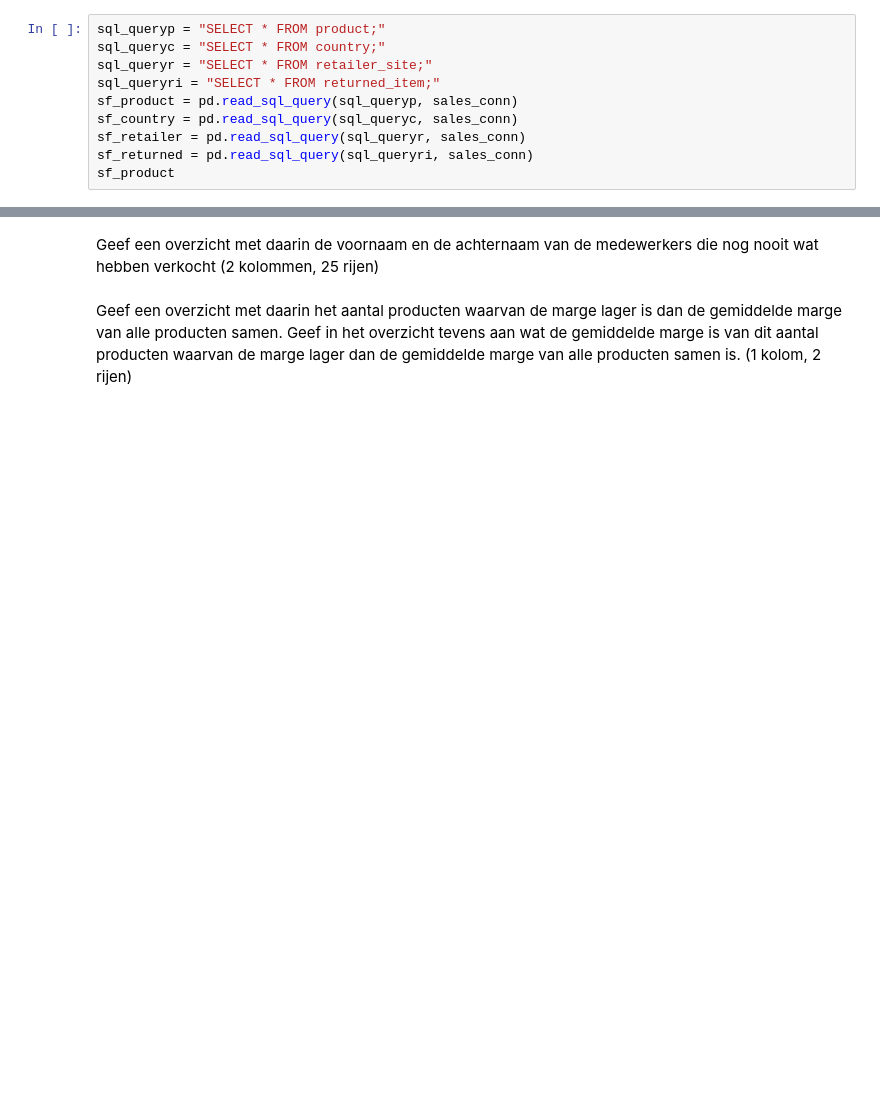
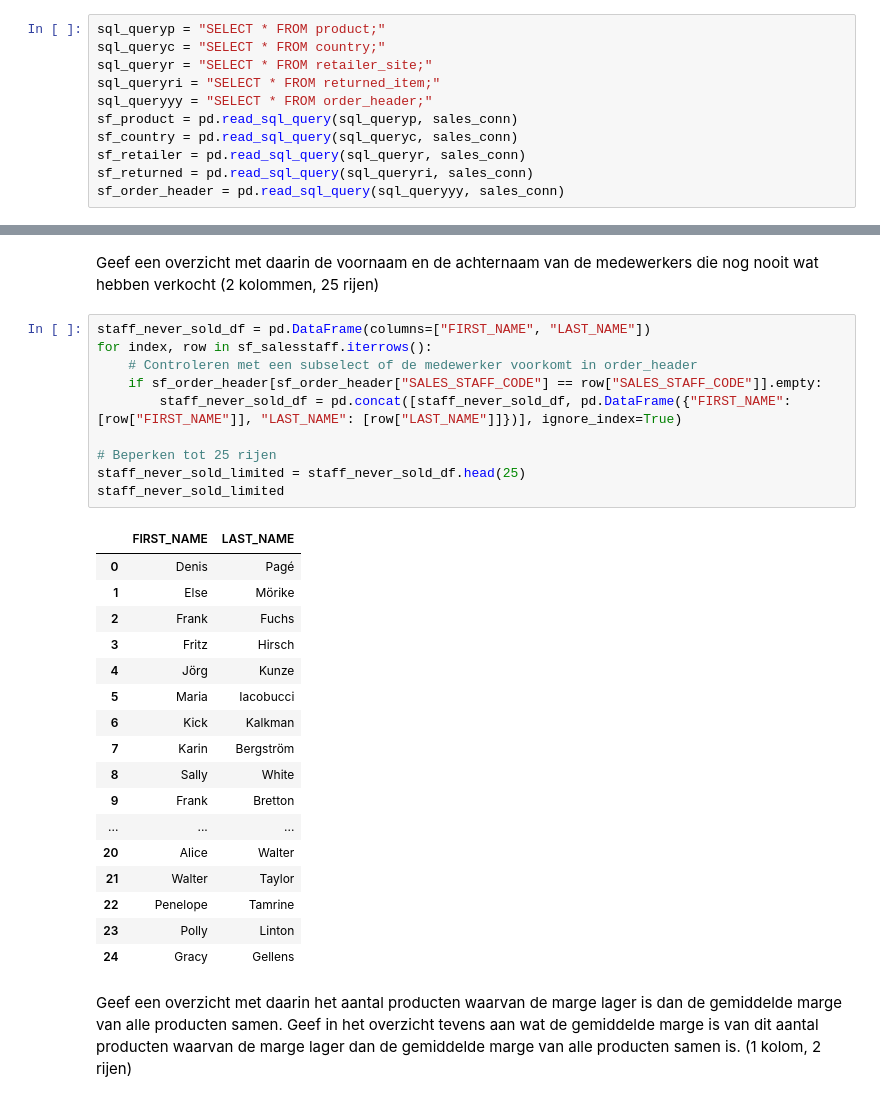
Before and after one commit to Byrott0/DEDS_Portfolio, a Jupyter notebook: wk1.1/DEDS_WC_1.2_en_1.3_Opdrachten.ipynb, the cells around one changed output, grey strips where cells are left out. Cells and saved outputs as stored; diff of their text form; blank space fills up the shorter version.

```diff
--- a/wk1.1/DEDS_WC_1.2_en_1.3_Opdrachten.ipynb
+++ b/wk1.1/DEDS_WC_1.2_en_1.3_Opdrachten.ipynb
@@ -43,8 +43,9 @@ sql_queryp = "SELECT * FROM product;"
 sql_queryc = "SELECT * FROM country;"
 sql_queryr = "SELECT * FROM retailer_site;"
 sql_queryri = "SELECT * FROM returned_item;"
+sql_queryyy = "SELECT * FROM order_header;"
 sf_product = pd.read_sql_query(sql_queryp, sales_conn)
 sf_country = pd.read_sql_query(sql_queryc, sales_conn)
 sf_retailer = pd.read_sql_query(sql_queryr, sales_conn)
 sf_returned = pd.read_sql_query(sql_queryri, sales_conn)
-sf_product
+sf_order_header = pd.read_sql_query(sql_queryyy, sales_conn)
@@ -331,5 +320,33 @@ Geef een overzicht met daarin per land de naam van het land, de naam van de stad
 ## Pythonvertalingen van SUBSELECT en UNION met o.a. for-loops
 # %% [markdown]
 Geef een overzicht met daarin de voornaam en de achternaam van de medewerkers die nog nooit wat hebben verkocht (2 kolommen, 25 rijen)
+# %%
+staff_never_sold_df = pd.DataFrame(columns=["FIRST_NAME", "LAST_NAME"])
+for index, row in sf_salesstaff.iterrows():
+    # Controleren met een subselect of de medewerker voorkomt in order_header
+    if sf_order_header[sf_order_header["SALES_STAFF_CODE"] == row["SALES_STAFF_CODE"]].empty:
+        staff_never_sold_df = pd.concat([staff_never_sold_df, pd.DataFrame({"FIRST_NAME": [row["FIRST_NAME"]], "LAST_NAME": [row["LAST_NAME"]]})], ignore_index=True)
+
+# Beperken tot 25 rijen
+staff_never_sold_limited = staff_never_sold_df.head(25)
+staff_never_sold_limited
+# %% [output]
+|  | FIRST_NAME | LAST_NAME |
+| 0 | Denis | Pagé |
+| 1 | Else | Mörike |
+| 2 | Frank | Fuchs |
+| 3 | Fritz | Hirsch |
+| 4 | Jörg | Kunze |
+| 5 | Maria | Iacobucci |
+| 6 | Kick | Kalkman |
+| 7 | Karin | Bergström |
+| 8 | Sally | White |
+| 9 | Frank | Bretton |
+| ... | ... | ... |
+| 20 | Alice | Walter |
+| 21 | Walter | Taylor |
+| 22 | Penelope | Tamrine |
+| 23 | Polly | Linton |
+| 24 | Gracy | Gellens |
 # %% [markdown]
 Geef een overzicht met daarin het aantal producten waarvan de marge lager is dan de gemiddelde marge van alle producten samen. Geef in het overzicht tevens aan wat de gemiddelde marge is van dit aantal producten waarvan de marge lager dan de gemiddelde marge van alle producten samen is. (1 kolom, 2 rijen)
```
Also changed, not shown: parts of 4 cells of this notebook.
